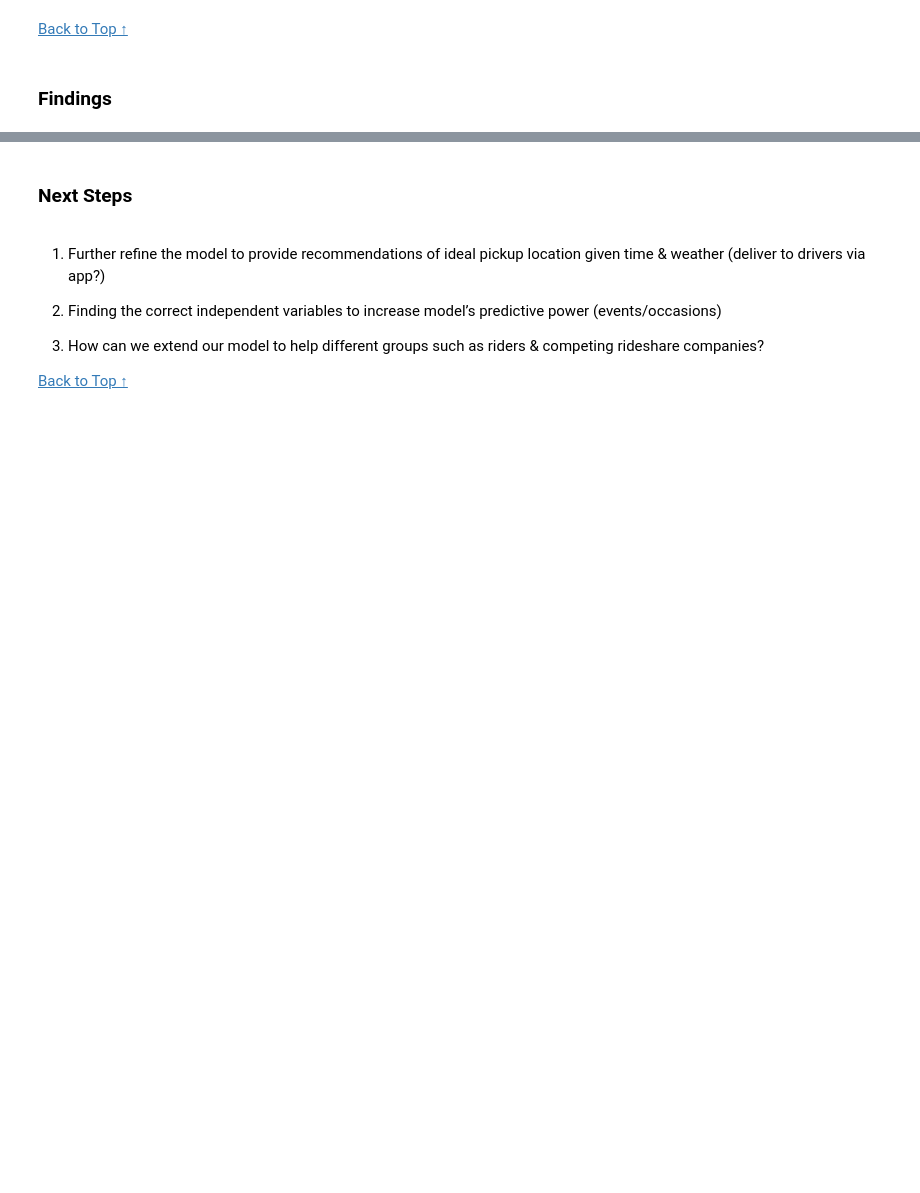
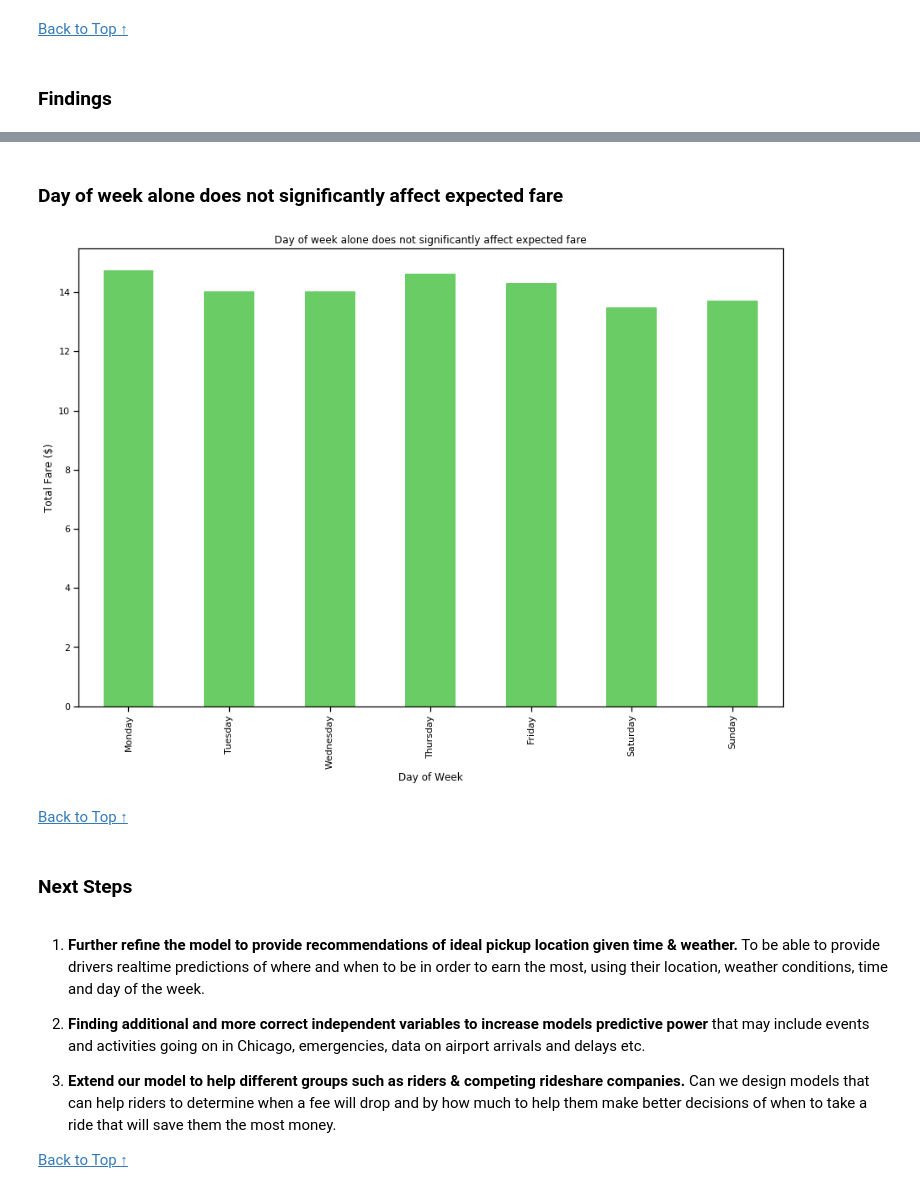
Before and after one commit to muoyo/chicago-ridesharing, a Jupyter notebook: notebooks/rideshare.ipynb, the cells around one changed output, grey strips where cells are left out. Drawn from its saved outputs; the diff is of its cells as text; code cells hidden in the pictures; blank space fills up the shorter version.

```diff
--- a/notebooks/rideshare.ipynb
+++ b/notebooks/rideshare.ipynb
@@ -199,12 +305,27 @@ ridge.coef_
+# %% [markdown]
+### Day of week alone does not significantly affect expected fare
+# %%
+fig, ax = plt.subplots(figsize=(15, 10))
+df.groupby('start_weekday')['trip_total'].mean().plot.bar(color=SEABORN_PALETTE[2])
+ax.set_title('Day of week alone does not significantly affect expected fare')
+plt.xticks(range(7), ('Monday', 'Tuesday', 'Wednesday', 'Thursday', 'Friday', 'Saturday', 'Sunday'))
+ax.set_xlabel('Day of Week')
+ax.set_ylabel('Total Fare ($)');
+# %% [output]
+[figure, added]
+# %% [markdown]
+
+[Back to Top ↑](#top)
 # %% [markdown]
 <a id='nextsteps'></a>
 ### Next Steps
 # %% [markdown]
-1. Further refine the model to provide recommendations of ideal pickup location given time & weather (deliver to drivers via app?)
+1. **Further refine the model to provide recommendations of ideal pickup location given time & weather.** To be able to provide drivers realtime predictions of where and when to be in order to earn the most, using their location, weather conditions, time and day of the week.
 
-2. Finding the correct independent variables to increase model’s predictive power (events/occasions)
+2. **Finding additional and more correct independent variables to increase models predictive power** that may include events and activities going on in Chicago, emergencies, data on airport arrivals and delays etc.
 
-3. How can we extend our model to help different groups such as riders & competing rideshare companies?
+3. **Extend our model to help different groups such as riders & competing rideshare companies.** Can we design models that can help riders to determine when a fee will drop and by how much to help them make better decisions of when to take a ride that will save them the most money.
+
 
 
 [Back to Top ↑](#top)
```
Also changed, not shown: parts of 15 cells of this notebook, 1 other file.
